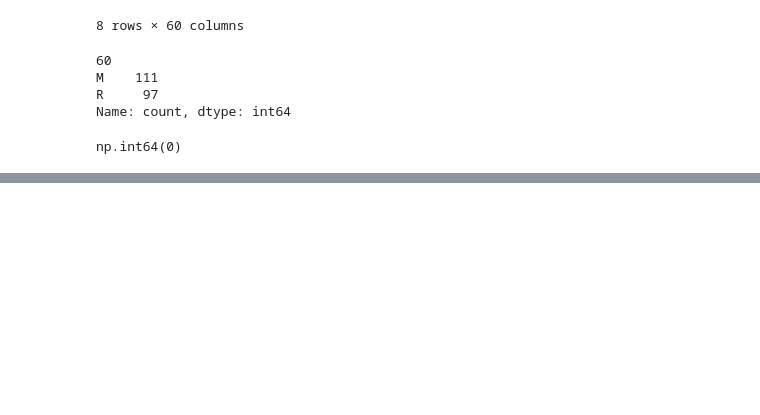
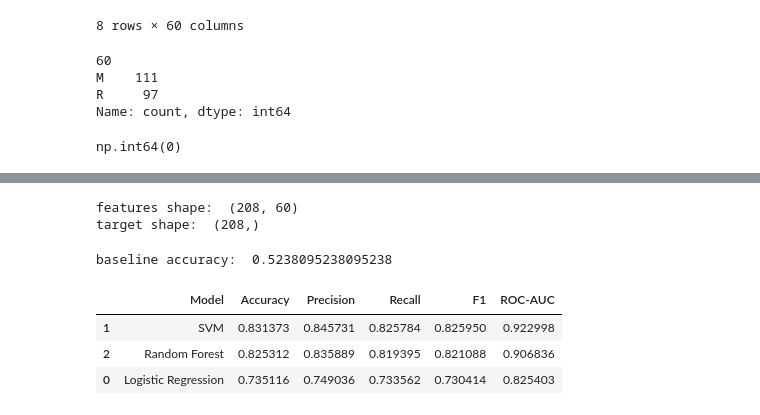
Before and after one commit to poliname17/rockmine, a Jupyter notebook: rock_vs_mine.ipynb, the cells around one changed output, grey strips where cells are left out. Saved outputs shown, nothing was run; the diff lists cells and outputs as text; code cells hidden in the pictures; blank space fills up the shorter version.

```diff
--- a/rock_vs_mine.ipynb
+++ b/rock_vs_mine.ipynb
@@ -101,0 +130,8 @@ np.int64(0)
+# %%
+X = sonar_data.drop(columns = 60)
+y = sonar_data[60]
+print('features shape: ', X.shape)
+print('target shape: ', y.shape)
+# %% [output]
+features shape:  (208, 60)
+target shape:  (208,)
@@ -101,0 +142,7 @@ np.int64(0)
+# %%
+baseline_model = DummyClassifier(strategy = 'most_frequent')
+baseline_model.fit(X_train, y_train)
+baseline_predictions = baseline_model.predict(X_test)
+print("baseline accuracy: ", accuracy_score(y_test, baseline_predictions))
+# %% [output]
+baseline accuracy:  0.5238095238095238
@@ -101,0 +173,35 @@ np.int64(0)
+# %%
+cv = StratifiedKFold(
+    n_splits = 5,
+    shuffle = True,
+    random_state = RANDOM_STATE
+)
+scoring = {
+    "accuracy" : "accuracy",
+    "precision": "precision_macro",
+    "recall" : "recall_macro",
+    "f1": "f1_macro",
+    "roc_auc": "roc_auc"
+}
+
+results = []
+
+for name, model in models.items():
+    scores = cross_validate(
+        model, X_train, y_train, cv = cv, scoring = scoring
+    )
+    results.append({
+        "Model": name,
+        "Accuracy": scores["test_accuracy"].mean(),
+        "Precision": scores["test_precision"].mean(),
+        "Recall": scores["test_recall"].mean(),
+        "F1": scores['test_f1'].mean(),
+        "ROC-AUC": scores["test_roc_auc"].mean()
+    })
+results_df = pd.DataFrame(results)
+results_df.sort_values(by="F1", ascending = False)
+# %% [output]
+|  | Model | Accuracy | Precision | Recall | F1 | ROC-AUC |
+| 1 | SVM | 0.831373 | 0.845731 | 0.825784 | 0.825950 | 0.922998 |
+| 2 | Random Forest | 0.825312 | 0.835889 | 0.819395 | 0.821088 | 0.906836 |
+| 0 | Logistic Regression | 0.735116 | 0.749036 | 0.733562 | 0.730414 | 0.825403 |
```
Also changed, not shown: parts of 9 cells of this notebook.
